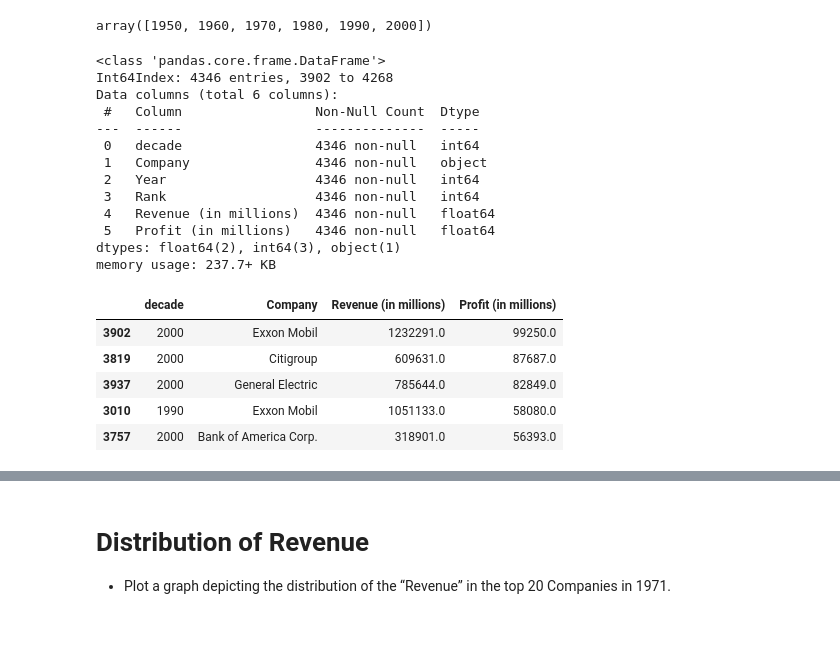
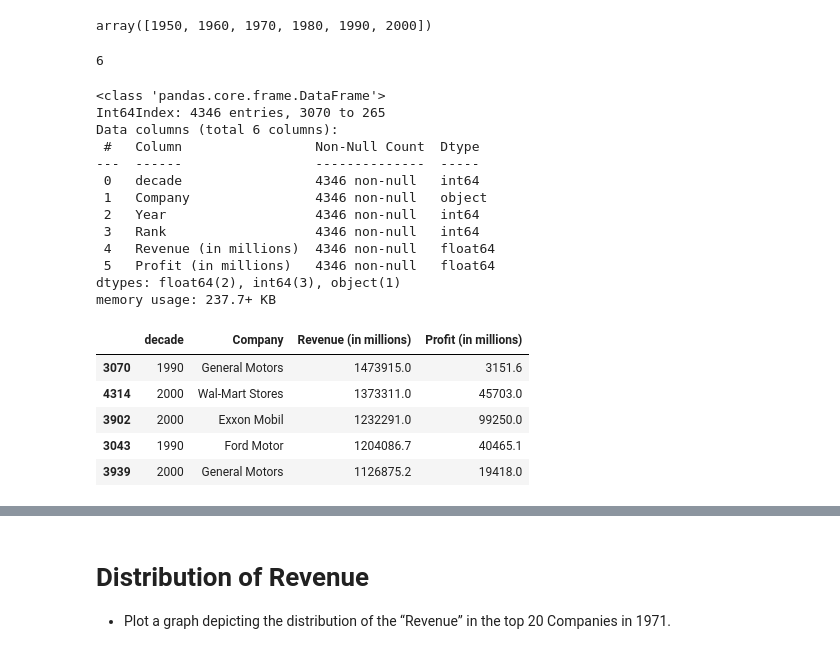
Before and after one commit to sean-halpin/data_vis, a Jupyter notebook: data_vis.ipynb, the cells around one changed output, grey strips where cells are left out. Saved outputs shown, nothing was run; the diff lists cells and outputs as text; code cells hidden in the pictures.

```diff
--- a/data_vis.ipynb
+++ b/data_vis.ipynb
@@ -135,12 +135,16 @@ df.head()
 df.decade.unique()
 # %% [output]
 array([1950, 1960, 1970, 1980, 1990, 2000])
+# %%
+len(df.decade.unique())
+# %% [output]
+6
 # %%
-df_decade = df.groupby(["decade","Company"], as_index=False).sum().sort_values("Profit (in millions)", ascending=False)
+df_decade = df.groupby(["decade","Company"], as_index=False).sum().sort_values("Revenue (in millions)", ascending=False)
 df_decade.info()
 # %% [output]
 <class 'pandas.core.frame.DataFrame'>
-Int64Index: 4346 entries, 3902 to 4268
+Int64Index: 4346 entries, 3070 to 265
 Data columns (total 6 columns):
  #   Column                 Non-Null Count  Dtype
 ---  ------                 --------------  -----
@@ -153,11 +157,12 @@ Data columns (total 6 columns):
 dtypes: float64(2), int64(3), object(1)
 memory usage: 237.7+ KB
 # %%
-df_decade[['decade', 'Company', 'Revenue (in millions)',	'Profit (in millions)']].head()
+agg_decade = df_decade[['decade', 'Company', 'Revenue (in millions)',	'Profit (in millions)']]
+agg_decade.head()
 # %% [output]
 |  | decade | Company | Revenue (in millions) | Profit (in millions) |
+| 3070 | 1990 | General Motors | 1473915.0 | 3151.6 |
+| 4314 | 2000 | Wal-Mart Stores | 1373311.0 | 45703.0 |
 | 3902 | 2000 | Exxon Mobil | 1232291.0 | 99250.0 |
-| 3819 | 2000 | Citigroup | 609631.0 | 87687.0 |
-| 3937 | 2000 | General Electric | 785644.0 | 82849.0 |
-| 3010 | 1990 | Exxon Mobil | 1051133.0 | 58080.0 |
-| 3757 | 2000 | Bank of America Corp. | 318901.0 | 56393.0 |
+| 3043 | 1990 | Ford Motor | 1204086.7 | 40465.1 |
+| 3939 | 2000 | General Motors | 1126875.2 | 19418.0 |
```
Also changed, not shown: parts of 7 cells of this notebook.
